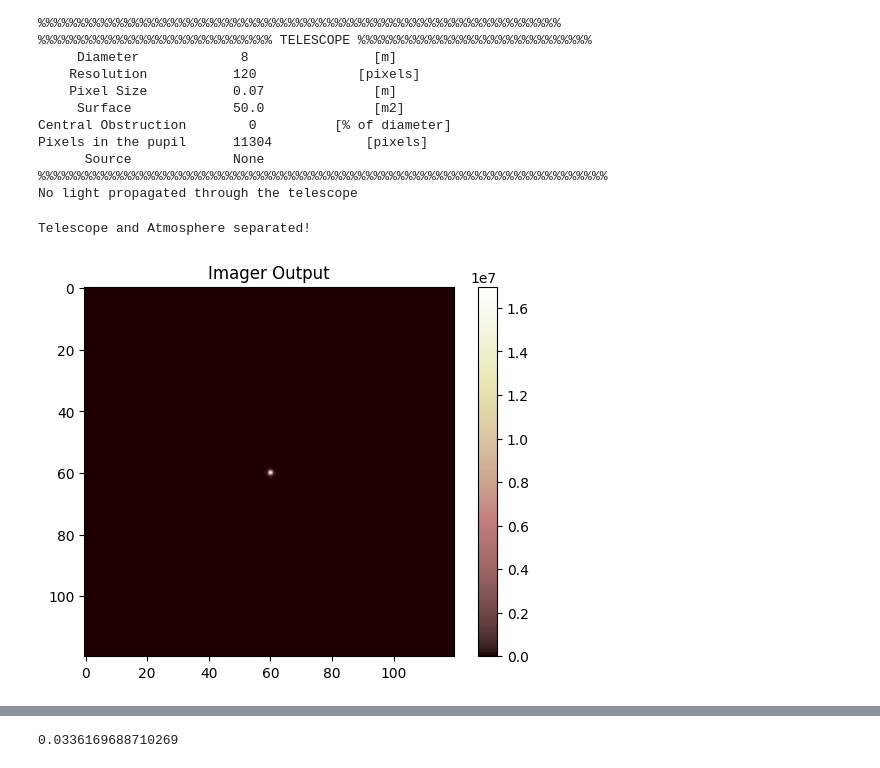
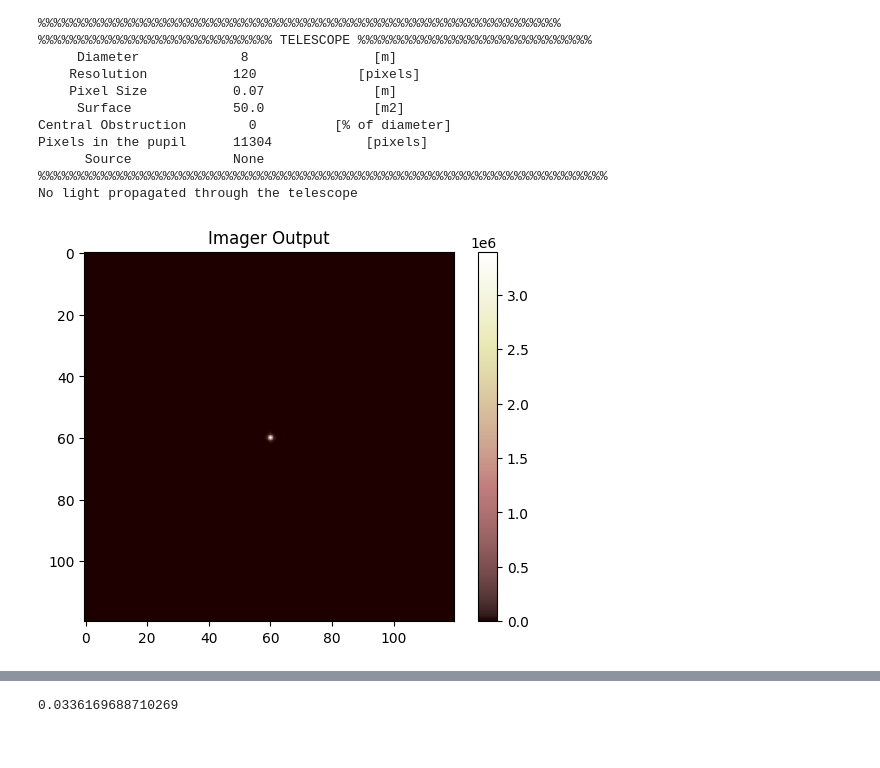
Before and after one commit to CHbloom/SWJTU_OOPAO, a Jupyter notebook: SWJTU_OOPAO/tutorials/scao_system/myAoSystem/ImagerTest.ipynb, the cells around one changed output, grey strips where cells are left out. Cells and saved outputs as stored; diff of their text form; code cells hidden in the pictures.

```diff
--- a/SWJTU_OOPAO/tutorials/scao_system/myAoSystem/ImagerTest.ipynb
+++ b/SWJTU_OOPAO/tutorials/scao_system/myAoSystem/ImagerTest.ipynb
@@ -70,14 +52,13 @@ No light propagated through the telescope
 # %%
 tel-atm
 camH = Imager() # 创建科学相机
 camH.clock_rate = 1000 # 时钟频率
-camH.exposure_time = 1 # 曝光时间
+camH.exposure_time = 0.2 # 曝光时间
 camH.relay(tel.src)
 camH.reference_frame = camH.frame # 无湍流情况下的图片
 camH.display()
 # %% [output]
-Telescope and Atmosphere separated!
-[figure, old version]
+[figure, new version]
 # %%
 atm.initializeAtmosphere(telescope=tel)
 tel+atm
```
Also changed, not shown: parts of 5 cells of this notebook, 47 other files.
